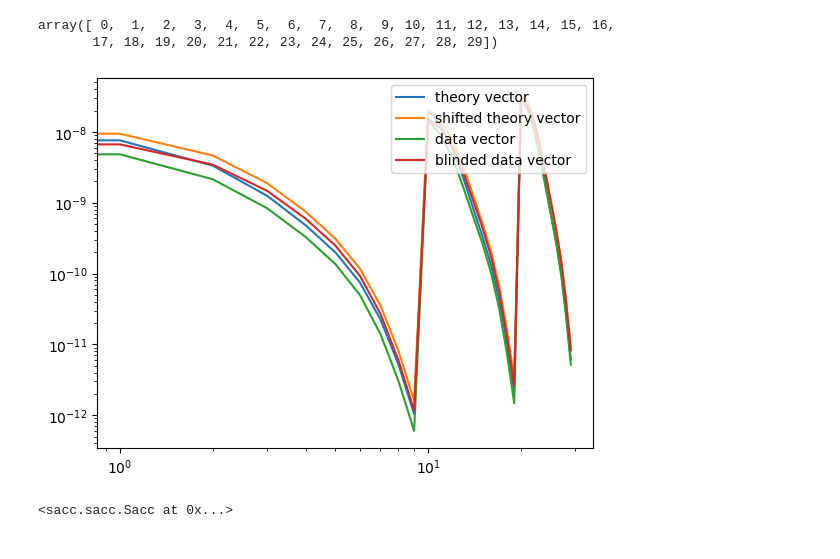
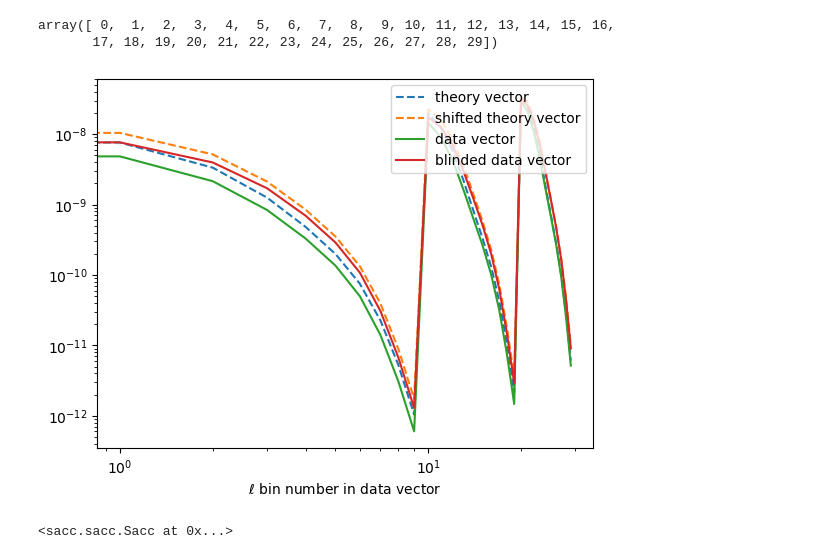
Before and after one commit to LSSTDESC/Smokescreen, a Jupyter notebook: notebooks/test_cosmicshear_example.ipynb, the cells around one changed output. Drawn from its saved outputs; the diff is of its cells as text; code cells hidden in the pictures.

```diff
--- a/notebooks/test_cosmicshear_example.ipynb
+++ b/notebooks/test_cosmicshear_example.ipynb
@@ -84,7 +84,7 @@ syst_dict = {
     "trc1_delta_z": 0.1,
     "trc0_delta_z": 0.1,
     }
-shift_dict = {"Omega_c": 0.34,}
+shift_dict = {"Omega_c": 0.34, "sigma8": 0.85}
 sck = Smokescreen(cosmo, syst_dict, cosmicshear_likelihood, shift_dict, sacc_data)
 # %%
 sck.calculate_blinding_factor()
@@ -100,10 +98,12 @@ skc.likelihood.
 # %%
 plt.figure()
-plt.loglog(sck.theory_vec_fid, label='theory vector')
-plt.loglog(sck.theory_vec_blind, label='shifted theory vector')
+plt.loglog(sck.theory_vec_fid, ls='--', label='theory vector')
+plt.loglog(sck.theory_vec_blind, ls='--', label='shifted theory vector')
 plt.loglog(sck.likelihood.get_data_vector(), label='data vector')
 plt.loglog(blinded_datavect, label='blinded data vector')
 plt.legend(loc=1)
+plt.xlabel(r'$\ell$ bin number in data vector')
+plt.ylabel(r'$C_{\ell}$')
 plt.show()
 # %% [output]
-[figure, old version]
+[figure, new version]
```
Also changed, not shown: parts of 2 cells of this notebook, 1 other file.
